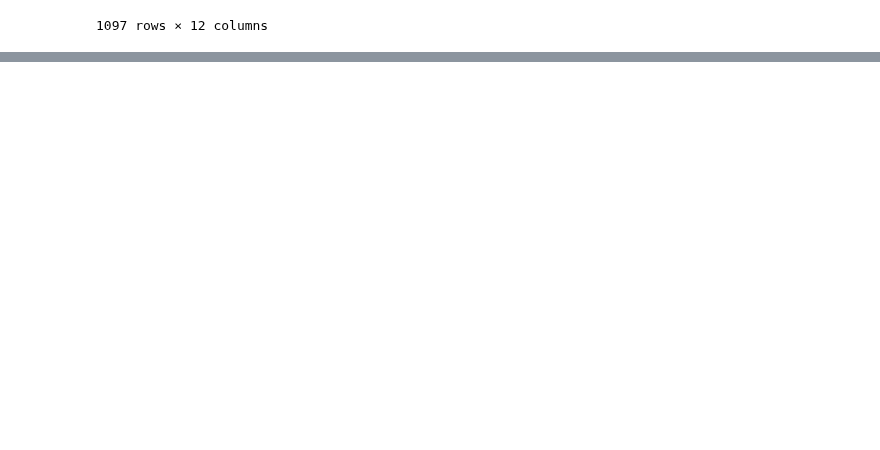
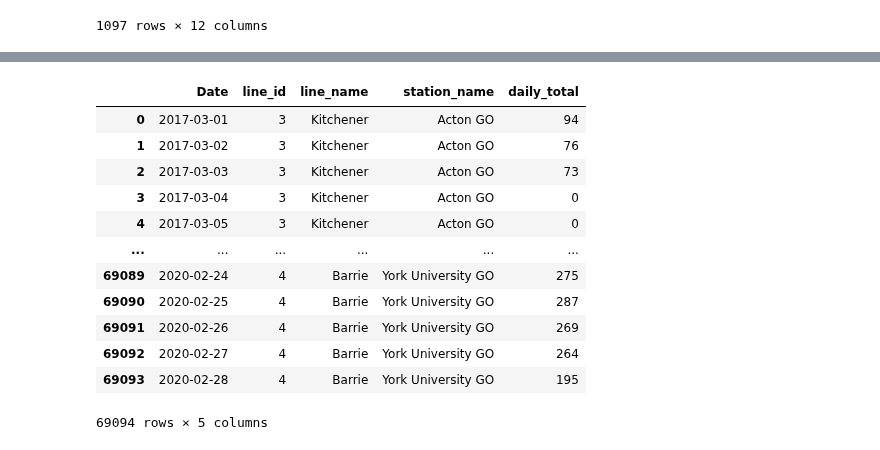
Before and after one commit to VernonNaidoo-Toronto/SCS3250-Group-2-Final-Project, a Jupyter notebook: JJ_Final_Dataset.ipynb, the cells around one changed output, grey strips where cells are left out. Drawn from its saved outputs; the diff is of its cells as text; code cells hidden in the pictures; blank space fills up the shorter version.

```diff
--- a/JJ_Final_Dataset.ipynb
+++ b/JJ_Final_Dataset.ipynb
@@ -46,0 +64,16 @@ weather_data
+# %%
+go_data
+# %% [output]
+|  | Date | line_id | line_name | station_name | daily_total |
+| 0 | 2017-03-01 | 3 | Kitchener | Acton GO | 94 |
+| 1 | 2017-03-02 | 3 | Kitchener | Acton GO | 76 |
+| 2 | 2017-03-03 | 3 | Kitchener | Acton GO | 73 |
+| 3 | 2017-03-04 | 3 | Kitchener | Acton GO | 0 |
+| 4 | 2017-03-05 | 3 | Kitchener | Acton GO | 0 |
+| ... | ... | ... | ... | ... | ... |
+| 69089 | 2020-02-24 | 4 | Barrie | York University GO | 275 |
+| 69090 | 2020-02-25 | 4 | Barrie | York University GO | 287 |
+| 69091 | 2020-02-26 | 4 | Barrie | York University GO | 269 |
+| 69092 | 2020-02-27 | 4 | Barrie | York University GO | 264 |
+| 69093 | 2020-02-28 | 4 | Barrie | York University GO | 195 |
+69094 rows × 5 columns
```
Also changed, not shown: parts of 7 cells of this notebook.
